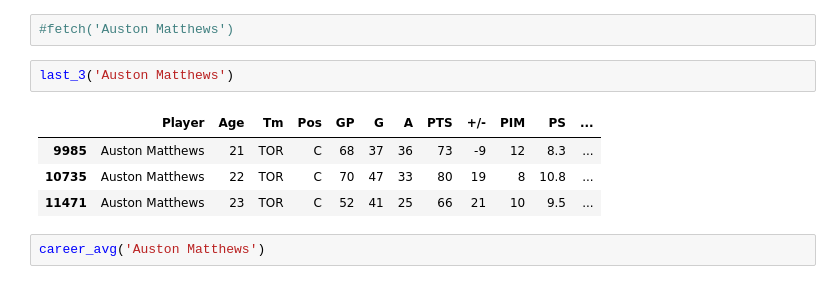
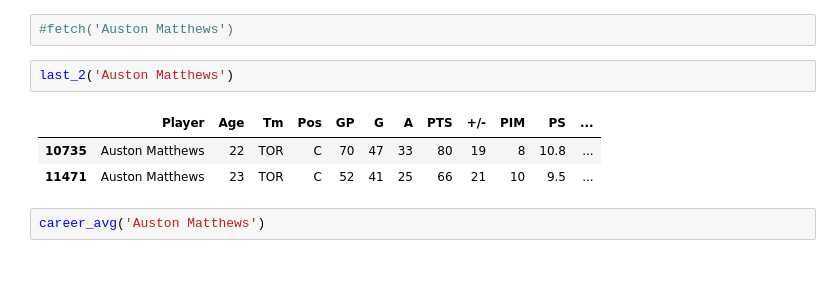
Before and after one commit to slannon95/hockey_forecast, a Jupyter notebook: notebooks/final.ipynb, the cells around one changed output. Cells and saved outputs as stored; diff of their text form.

```diff
--- a/notebooks/final.ipynb
+++ b/notebooks/final.ipynb
@@ -84,10 +84,9 @@ df
 # %%
 #fetch('Auston Matthews')
 # %%
-last_3('Auston Matthews')
+last_2('Auston Matthews')
 # %% [output]
 |  | Player | Age | Tm | Pos | GP | G | A | PTS | +/- | PIM | PS | ... |
-| 9985 | Auston Matthews | 21 | TOR | C | 68 | 37 | 36 | 73 | -9 | 12 | 8.3 | ... |
 | 10735 | Auston Matthews | 22 | TOR | C | 70 | 47 | 33 | 80 | 19 | 8 | 10.8 | ... |
 | 11471 | Auston Matthews | 23 | TOR | C | 52 | 41 | 25 | 66 | 21 | 10 | 9.5 | ... |
 # %%
```
Also changed, not shown: parts of 18 cells of this notebook, 1 other file.
